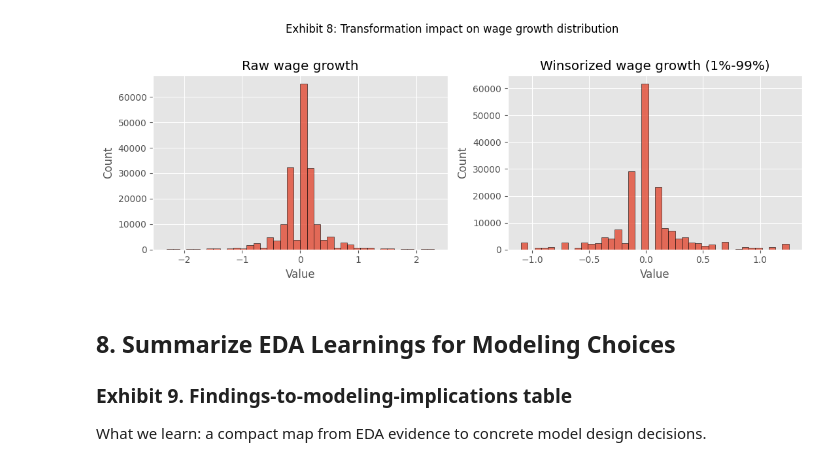
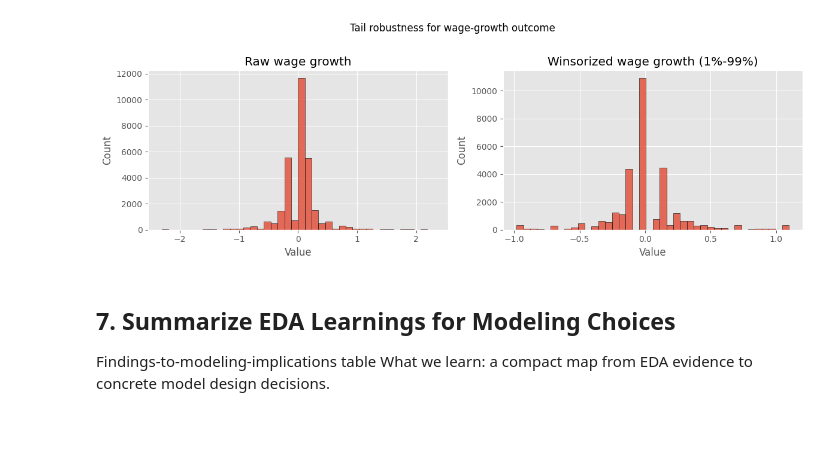
Before and after one commit to TingyingHuang/ECC3479-The-impact-of-AI-exposure-on-wage-growth, a Jupyter notebook: code/eda_analysis.ipynb, the cells around one changed output. Saved outputs shown, nothing was run; the diff lists cells and outputs as text; code cells hidden in the pictures; blank space fills up the shorter version.

```diff
--- a/code/eda_analysis.ipynb
+++ b/code/eda_analysis.ipynb
@@ -167,5 +208,5 @@ plt.show()
 # %%
-# Exhibit 4: Occupation AI exposure frequency by ANZSCO 2-digit
+# Occupation AI exposure frequency by ANZSCO 2-digit
 occ_exposure = (
     raw.dropna(subset=["anzsco2", "aioe2_mean"])
     .groupby("anzsco2", as_index=False)
@@ -175,7 +216,7 @@ occ_exposure = (
 
 fig, ax = plt.subplots(figsize=(12, 5))
 ax.bar(occ_exposure["anzsco2"].astype(str), occ_exposure["aioe2_mean"], alpha=0.85)
-ax.set_title("Exhibit 4: Mean AI exposure by ANZSCO 2-digit occupation")
+ax.set_title("Mean AI exposure by ANZSCO 2-digit occupation")
 ax.set_xlabel("ANZSCO 2-digit")
 ax.set_ylabel("Mean AIOE")
 plt.xticks(rotation=90)
@@ -341,21 +489,21 @@ transform_compare
 # %%
-fig, axes = plt.subplots(1, 2, figsize=(11, 4))
-axes[0].hist(trans["wage_growth_log_1y"], bins=40, edgecolor="black", alpha=0.8)
+fig, axes = plt.subplots(1, 2, figsize=(12, 4))
+axes[0].hist(rob["wage_growth_log_1y"], bins=40, edgecolor="black", alpha=0.8)
 axes[0].set_title("Raw wage growth")
-axes[1].hist(trans["wage_growth_winsor"], bins=40, edgecolor="black", alpha=0.8)
+axes[1].hist(rob["wage_growth_winsor"], bins=40, edgecolor="black", alpha=0.8)
 axes[1].set_title("Winsorized wage growth (1%-99%)")
 for ax in axes:
     ax.set_xlabel("Value")
     ax.set_ylabel("Count")
-fig.suptitle("Exhibit 8: Transformation impact on wage growth distribution", y=1.02)
+fig.suptitle("Tail robustness for wage-growth outcome", y=1.02)
 plt.tight_layout()
 plt.show()
 # %% [output]
-[figure, old version]
+[figure, new version]
 # %% [markdown]
-## 8. Summarize EDA Learnings for Modeling Choices
+## 7. Summarize EDA Learnings for Modeling Choices
 
-### Exhibit 9. Findings-to-modeling-implications table
+Findings-to-modeling-implications table
 What we learn: a compact map from EDA evidence to concrete model design decisions.
 # %%
 overall_corr = raw[["aioe2_mean", "wage_growth_log_1y"]].dropna().corr().iloc[0, 1]
```
Also changed, not shown: parts of 23 cells of this notebook, 3 other files.
